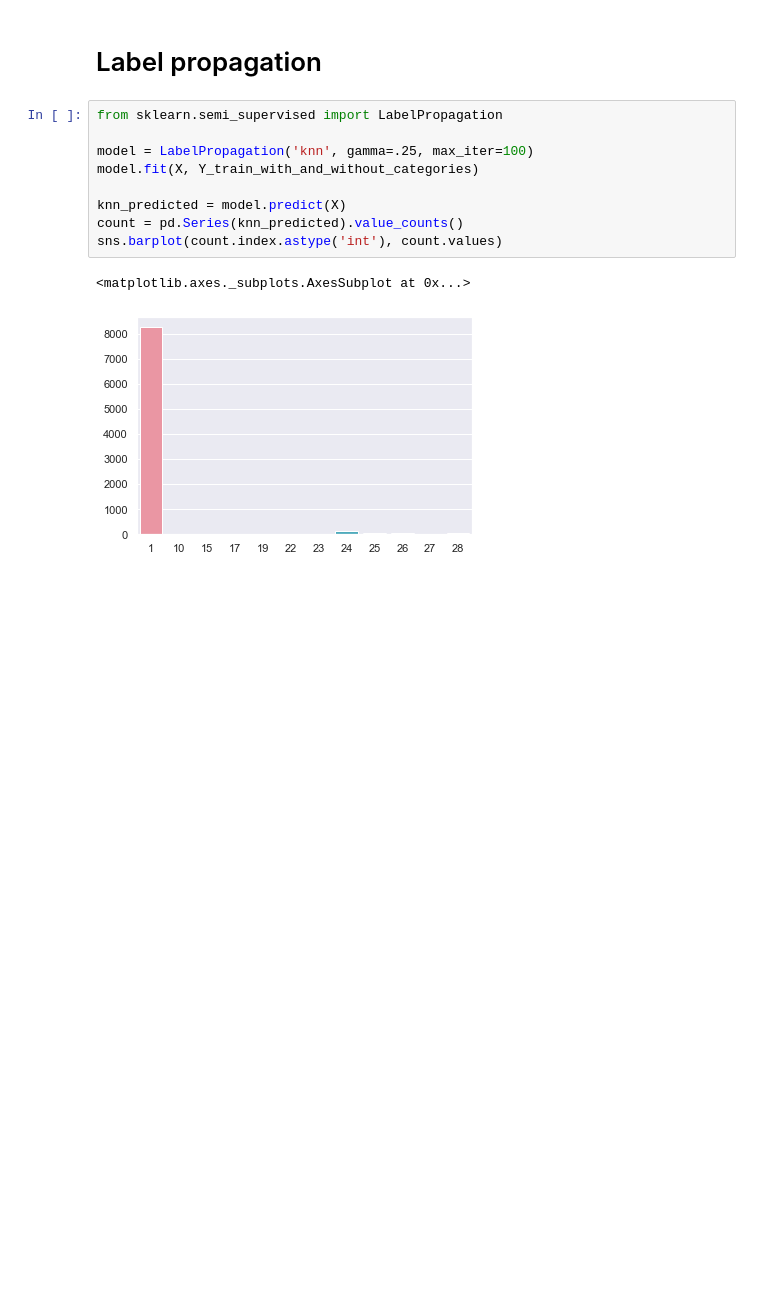
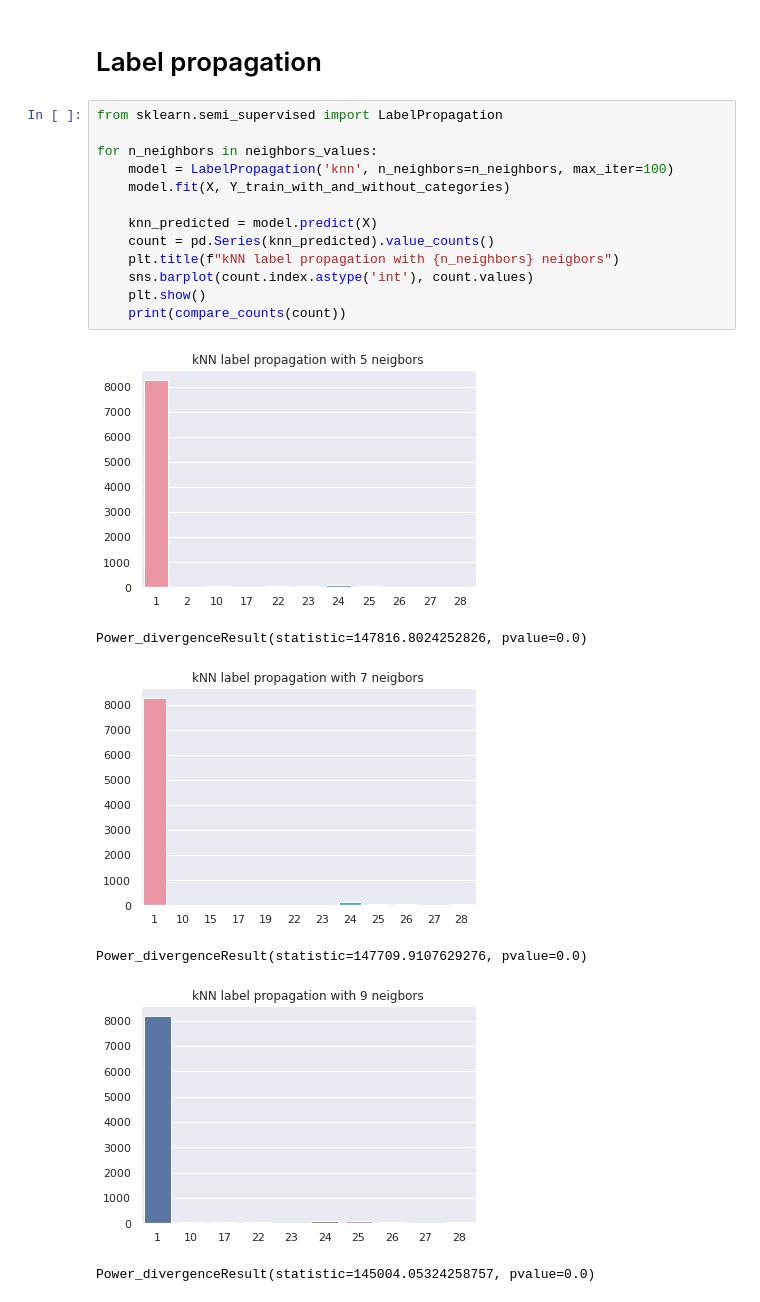
Before and after one commit to hejmsdz/youtube-trending-prediction, a Jupyter notebook: notebooks/04-semisupervised-learning.ipynb, the cells around one changed output. Drawn from its saved outputs; the diff is of its cells as text; blank space fills up the shorter version.

```diff
--- a/notebooks/04-semisupervised-learning.ipynb
+++ b/notebooks/04-semisupervised-learning.ipynb
@@ -170,12 +223,20 @@ sns.barplot(count.index.astype('int'), count.values)
 # %%
 from sklearn.semi_supervised import LabelPropagation
 
-model = LabelPropagation('knn', gamma=.25, max_iter=100)
-model.fit(X, Y_train_with_and_without_categories)
+for n_neighbors in neighbors_values:
+    model = LabelPropagation('knn', n_neighbors=n_neighbors, max_iter=100)
+    model.fit(X, Y_train_with_and_without_categories)
 
-knn_predicted = model.predict(X)
-count = pd.Series(knn_predicted).value_counts()
-sns.barplot(count.index.astype('int'), count.values)
+    knn_predicted = model.predict(X)
+    count = pd.Series(knn_predicted).value_counts()
+    plt.title(f"kNN label propagation with {n_neighbors} neigbors")
+    sns.barplot(count.index.astype('int'), count.values)
+    plt.show()
+    print(compare_counts(count))
 # %% [output]
+[figure, new version]
-<matplotlib.axes._subplots.AxesSubplot at 0x...>
+Power_divergenceResult(statistic=147816.8024252826, pvalue=0.0)
-[figure, old version]
+[figure, added]
+Power_divergenceResult(statistic=147709.9107629276, pvalue=0.0)
+[figure, added]
+Power_divergenceResult(statistic=145004.05324258757, pvalue=0.0)
```
Also changed, not shown: parts of 8 cells of this notebook.
